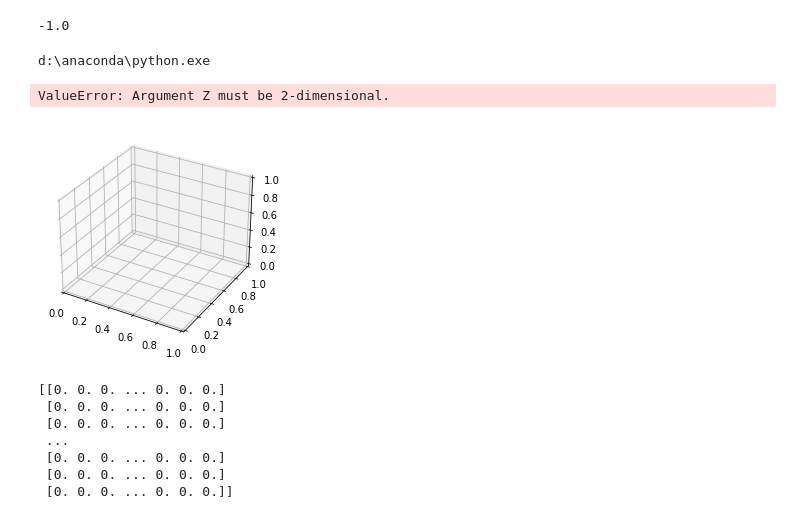
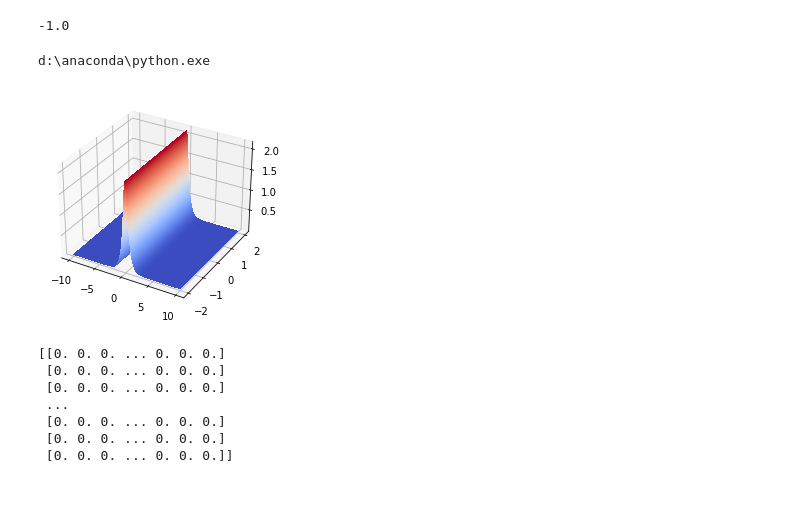
Before and after one commit to sk-yang666/PINN-on-NLS, a Jupyter notebook: Rogue Wave.ipynb, the cells around one changed output. Drawn from its saved outputs; the diff is of its cells as text; code cells hidden in the pictures.

```diff
--- a/Rogue Wave.ipynb
+++ b/Rogue Wave.ipynb
@@ -448,39 +440,38 @@ from scipy.interpolate import griddata
 # plot a 3D surface like in the example mplot3d/surface3d_demo
 X = np.arange(-10, 10, 0.01)
 T = np.arange(-2, 2, 0.01)
 x, t = np.meshgrid(X, T)
 i=1j
 c11=1
 c21=2
-c31=-2
-c41=4
-lambda1=10
+c31=2
+c41=1
+lambda1=0.01-1j
 
 v1=(c31.conjugate()**2+c41.conjugate()**2)*(c11*c31+c21*c41)
 v2=(c11**2+c21**2)*(c11.conjugate()**2+c21.conjugate()**2)
 v3=(c31.conjugate()**2+c41.conjugate()**2)*(c21*c31-c11*c41)
 
 eta1=np.log((c11**2+c21**2)*(c11.conjugate()*c31.conjugate()+c21.conjugate()*c41.conjugate())/v1)/2
 eta2=np.log(v2/((c11*c11.conjugate()+c21*c21.conjugate())*(c31*c31.conjugate()+c41*c41.conjugate())))/2
 eta3=np.log((c11**2+c21**2)*(c21*c31-c11*c41)/v3)/2
 gamma1=(c31**2+c41**2)*(c31.conjugate()**2+c41.conjugate()**2)
 
 xi1=-2*1j*lambda1**2*t-1j*lambda1*x
 q1=4*v1*1j*(lambda1.conjugate()-lambda1)*np.exp(3*xi1+xi1.conjugate()+eta1)*np.cosh(xi1+xi1.conjugate()+eta1)/(2*v2*np.exp(3*(xi1+xi1.conjugate())+eta2)*np.cosh(xi1+xi1.conjugate()+eta2)+gamma1)
 q2=4*v3*1j*(lambda1-lambda1.conjugate())*np.exp(3*xi1+xi1.conjugate()+eta3)*np.cosh(xi1+xi1.conjugate()+eta3)/(2*v2*np.exp(3*(xi1+xi1.conjugate())+eta2)*np.cosh(xi1+xi1.conjugate()+eta2)+gamma1)
 q1=np.abs(np.abs(q1))
 
 fig = plt.figure(figsize=plt.figaspect(0.5))
 ax = fig.add_subplot(1, 1, 1, projection='3d')
 
 #time.sleep(1)
 
-surf = ax.plot_trisur(x,t,q1, rstride=1, cstride=1, cmap=cm.coolwarm,
+surf = ax.plot_surface(x,t,q1, rstride=1, cstride=1, cmap=cm.coolwarm,
                        linewidth=0, antialiased=False)
 # %% [output]
 d:\anaconda\python.exe
-ValueError: Argument Z must be 2-dimensional.
-[figure, old version]
+[figure, new version]
 # %%
 print(q1)
 # %% [output]
```
Also changed, not shown: parts of 2 cells of this notebook, 7 other files.
